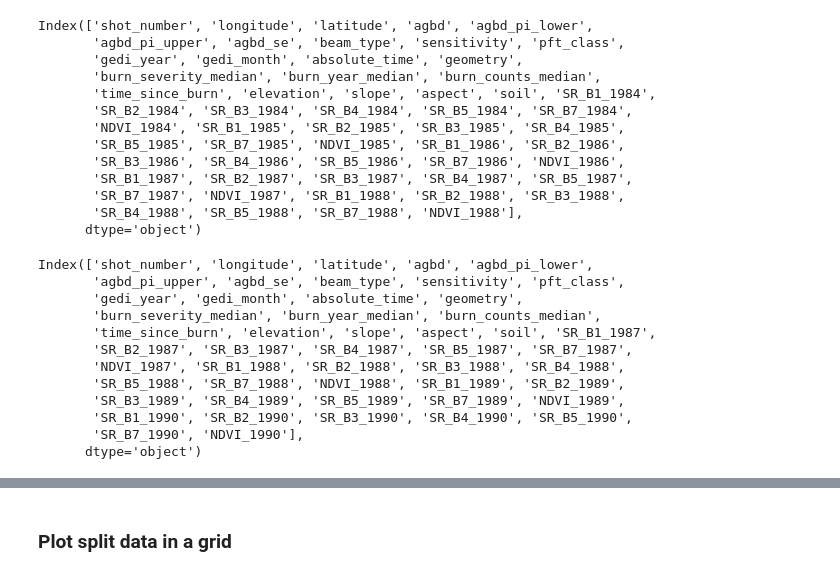
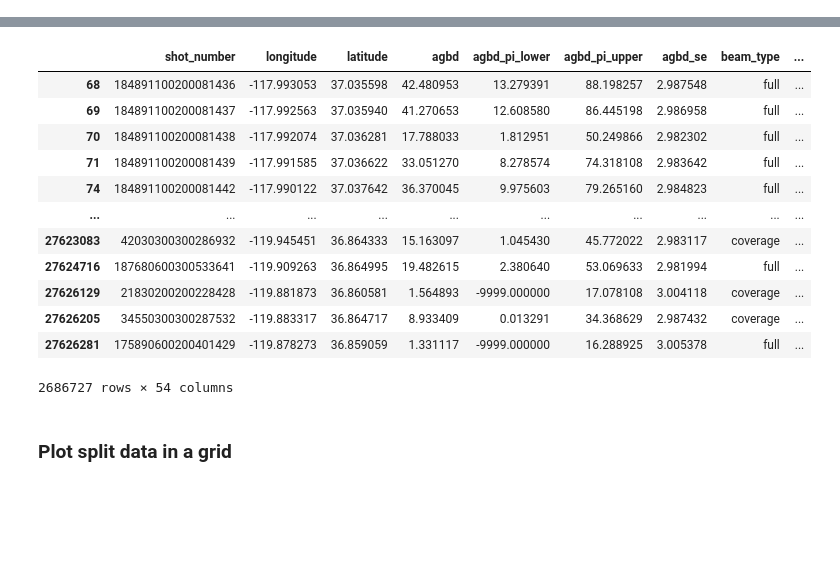
Before and after one commit to mahuna13/fire-regen, a Jupyter notebook: notebooks/exploratory/rf/CreateTrainingData.ipynb, the cells around one changed output, grey strips where cells are left out. Cells and saved outputs as stored; diff of their text form; code cells hidden in the pictures; blank space fills up the shorter version.

Commit message:
Created data tensors for training and inference, combining GEDI, LANDSAT and terrain data

```diff
--- a/notebooks/exploratory/rf/CreateTrainingData.ipynb
+++ b/notebooks/exploratory/rf/CreateTrainingData.ipynb
@@ -22,3 +26,3 @@ importlib.reload(create_data)
 # %%
 # Obtain GEDI data.
-_, gedi = gedi_pipeline.load_stage_9(3)
+_, gedi_unburned = gedi_pipeline.load_stage_9(3)
@@ -62,33 +29,3 @@ Process columns.
-# %%
-lala = load_pickle(f"{DATA_PATH}/rf/gedi_match_1989.pkl")
-lala.columns
-# %% [output]
-Index(['shot_number', 'longitude', 'latitude', 'agbd', 'agbd_pi_lower',
-       'agbd_pi_upper', 'agbd_se', 'beam_type', 'sensitivity', 'pft_class',
-       'gedi_year', 'gedi_month', 'absolute_time', 'geometry',
-       'burn_severity_median', 'burn_year_median', 'burn_counts_median',
-       'time_since_burn', 'elevation', 'slope', 'aspect', 'soil', 'SR_B1_1984',
-       'SR_B2_1984', 'SR_B3_1984', 'SR_B4_1984', 'SR_B5_1984', 'SR_B7_1984',
-       'NDVI_1984', 'SR_B1_1985', 'SR_B2_1985', 'SR_B3_1985', 'SR_B4_1985',
-       'SR_B5_1985', 'SR_B7_1985', 'NDVI_1985', 'SR_B1_1986', 'SR_B2_1986',
-       'SR_B3_1986', 'SR_B4_1986', 'SR_B5_1986', 'SR_B7_1986', 'NDVI_1986',
-       'SR_B1_1987', 'SR_B2_1987', 'SR_B3_1987', 'SR_B4_1987', 'SR_B5_1987',
-       'SR_B7_1987', 'NDVI_1987', 'SR_B1_1988', 'SR_B2_1988', 'SR_B3_1988',
-       'SR_B4_1988', 'SR_B5_1988', 'SR_B7_1988', 'NDVI_1988'],
-      dtype='object')
-# %%
-lala = load_pickle(f"{DATA_PATH}/rf/gedi_match_1990.pkl")
-lala.columns
-# %% [output]
-Index(['shot_number', 'longitude', 'latitude', 'agbd', 'agbd_pi_lower',
-       'agbd_pi_upper', 'agbd_se', 'beam_type', 'sensitivity', 'pft_class',
-       'gedi_year', 'gedi_month', 'absolute_time', 'geometry',
-       'burn_severity_median', 'burn_year_median', 'burn_counts_median',
-       'time_since_burn', 'elevation', 'slope', 'aspect', 'soil', 'SR_B1_1987',
-       'SR_B2_1987', 'SR_B3_1987', 'SR_B4_1987', 'SR_B5_1987', 'SR_B7_1987',
-       'NDVI_1987', 'SR_B1_1988', 'SR_B2_1988', 'SR_B3_1988', 'SR_B4_1988',
-       'SR_B5_1988', 'SR_B7_1988', 'NDVI_1988', 'SR_B1_1989', 'SR_B2_1989',
-       'SR_B3_1989', 'SR_B4_1989', 'SR_B5_1989', 'SR_B7_1989', 'NDVI_1989',
-       'SR_B1_1990', 'SR_B2_1990', 'SR_B3_1990', 'SR_B4_1990', 'SR_B5_1990',
-       'SR_B7_1990', 'NDVI_1990'],
-      dtype='object')
+# %%
+create_data.create_and_save_data_for_rf(gedi_unburned, 1984, 2020, save=True, save_folder=f"{DATA_PATH}/rf/unburned")
+# %% [output]
@@ -95,3 +49,16 @@ Index(['shot_number', 'longitude', 'latitude', 'agbd', 'agbd_pi_lower',
+|  | shot_number | longitude | latitude | agbd | agbd_pi_lower | agbd_pi_upper | agbd_se | beam_type | ... |
+| 68 | 184891100200081436 | -117.993053 | 37.035598 | 42.480953 | 13.279391 | 88.198257 | 2.987548 | full | ... |
+| 69 | 184891100200081437 | -117.992563 | 37.035940 | 41.270653 | 12.608580 | 86.445198 | 2.986958 | full | ... |
+| 70 | 184891100200081438 | -117.992074 | 37.036281 | 17.788033 | 1.812951 | 50.249866 | 2.982302 | full | ... |
+| 71 | 184891100200081439 | -117.991585 | 37.036622 | 33.051270 | 8.278574 | 74.318108 | 2.983642 | full | ... |
+| 74 | 184891100200081442 | -117.990122 | 37.037642 | 36.370045 | 9.975603 | 79.265160 | 2.984823 | full | ... |
+| ... | ... | ... | ... | ... | ... | ... | ... | ... | ... |
+| 27623083 | 42030300300286932 | -119.945451 | 36.864333 | 15.163097 | 1.045430 | 45.772022 | 2.983117 | coverage | ... |
+| 27624716 | 187680600300533641 | -119.909263 | 36.864995 | 19.482615 | 2.380640 | 53.069633 | 2.981994 | full | ... |
+| 27626129 | 21830200200228428 | -119.881873 | 36.860581 | 1.564893 | -9999.000000 | 17.078108 | 3.004118 | coverage | ... |
+| 27626205 | 34550300300287532 | -119.883317 | 36.864717 | 8.933409 | 0.013291 | 34.368629 | 2.987432 | coverage | ... |
+| 27626281 | 175890600200401429 | -119.878273 | 36.859059 | 1.331117 | -9999.000000 | 16.288925 | 3.005378 | full | ... |
+2686727 rows × 54 columns
 # %% [markdown]
 ### Plot split data in a grid
 # %%
```
Also changed, not shown: parts of 5 cells of this notebook, 2 other files.
